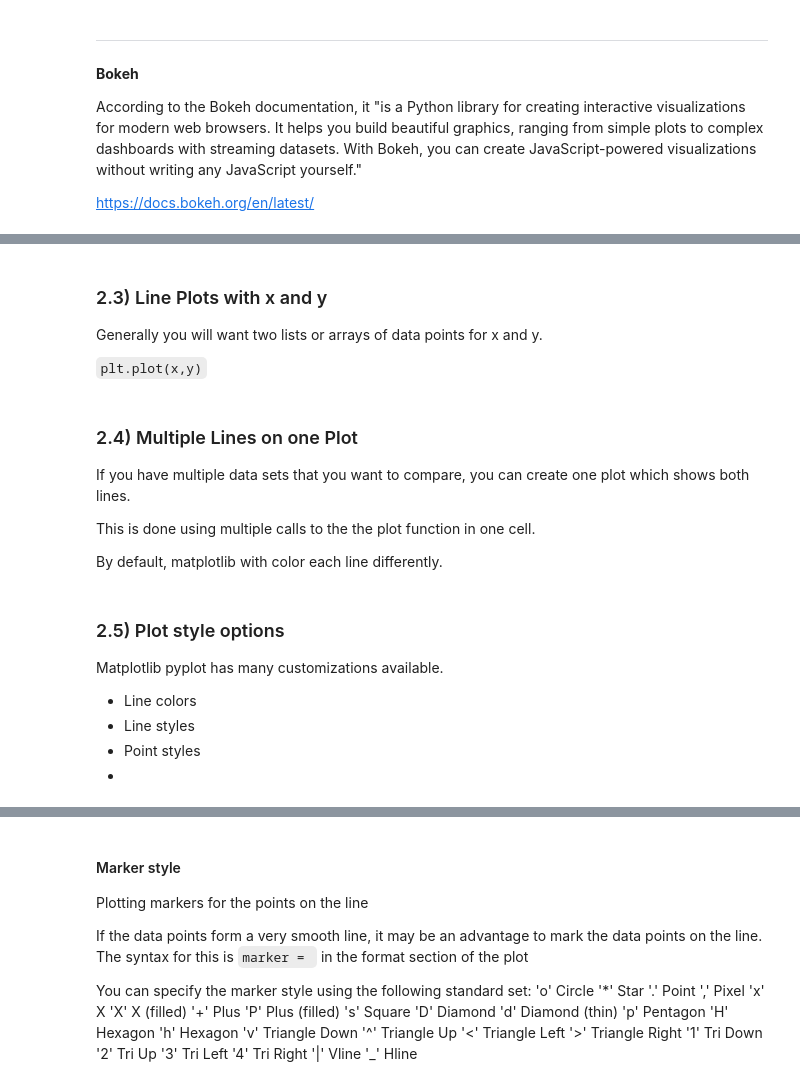
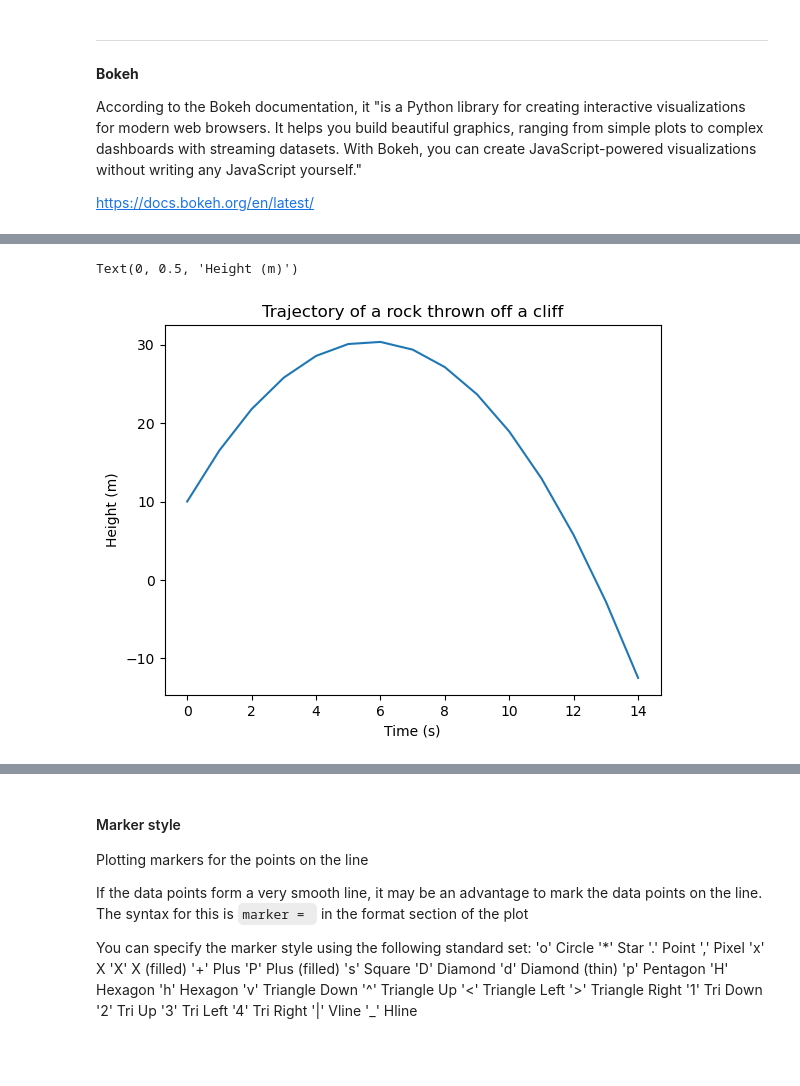
Before and after one commit to drjenncash/SCSU-PAARE-python-intro-tutorials, a Jupyter notebook: Tutorial08_VisualizingData-draft.ipynb, the cells around one changed output, grey strips where cells are left out. Cells and saved outputs as stored; diff of their text form; code cells hidden in the pictures; blank space fills up the shorter version.

```diff
--- a/Tutorial08_VisualizingData-draft.ipynb
+++ b/Tutorial08_VisualizingData-draft.ipynb
@@ -238,13 +273,15 @@ plt.plot(y)
 # %%
 # Creating an array of values to plot.
 
-y = np.arange(25)**2
+
+x = np.linspace(0,5,15)
+
+y = 10.0 + 20.0*x - 4.9*x**2
 
 plt.plot(y)
+plt.title("Trajectory of a rock thrown off a cliff")
+plt.xlabel("Time (s)")
+plt.ylabel("Height (m)")
+# %% [output]
+Text(0, 0.5, 'Height (m)')
+[figure, added]
-# %% [markdown]
-### 2.3) Line Plots with x and y
-
-Generally you will want two lists or arrays of data points for x and y.
-
-
-`plt.plot(x,y)`
@@ -263,8 +287,0 @@ plt.plot(x,y)
-# %% [markdown]
-### 2.4) Multiple Lines on one Plot
-
-If you have multiple data sets that you want to compare, you can create one plot which shows both lines.
-
-This is done using multiple calls to the the plot function in one cell.
-
-By default, matplotlib with color each line differently.
@@ -302,9 +287,0 @@ plt.plot(x2,y2)
-# %% [markdown]
-### 2.5) Plot style options
-
-Matplotlib pyplot has many customizations available.
-
-* Line colors
-* Line styles
-* Point styles
-*
```
Also changed, not shown: parts of 60 cells of this notebook.
